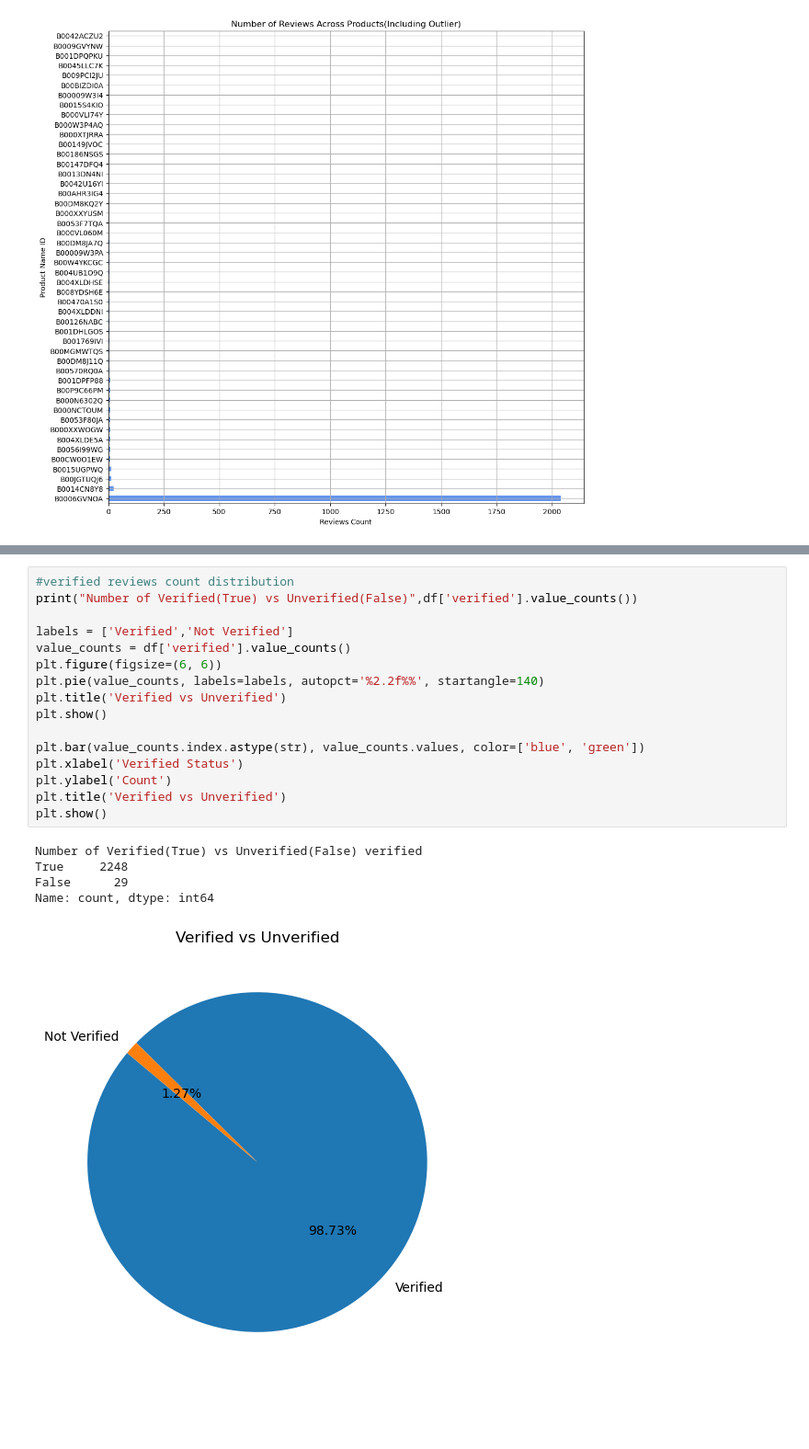
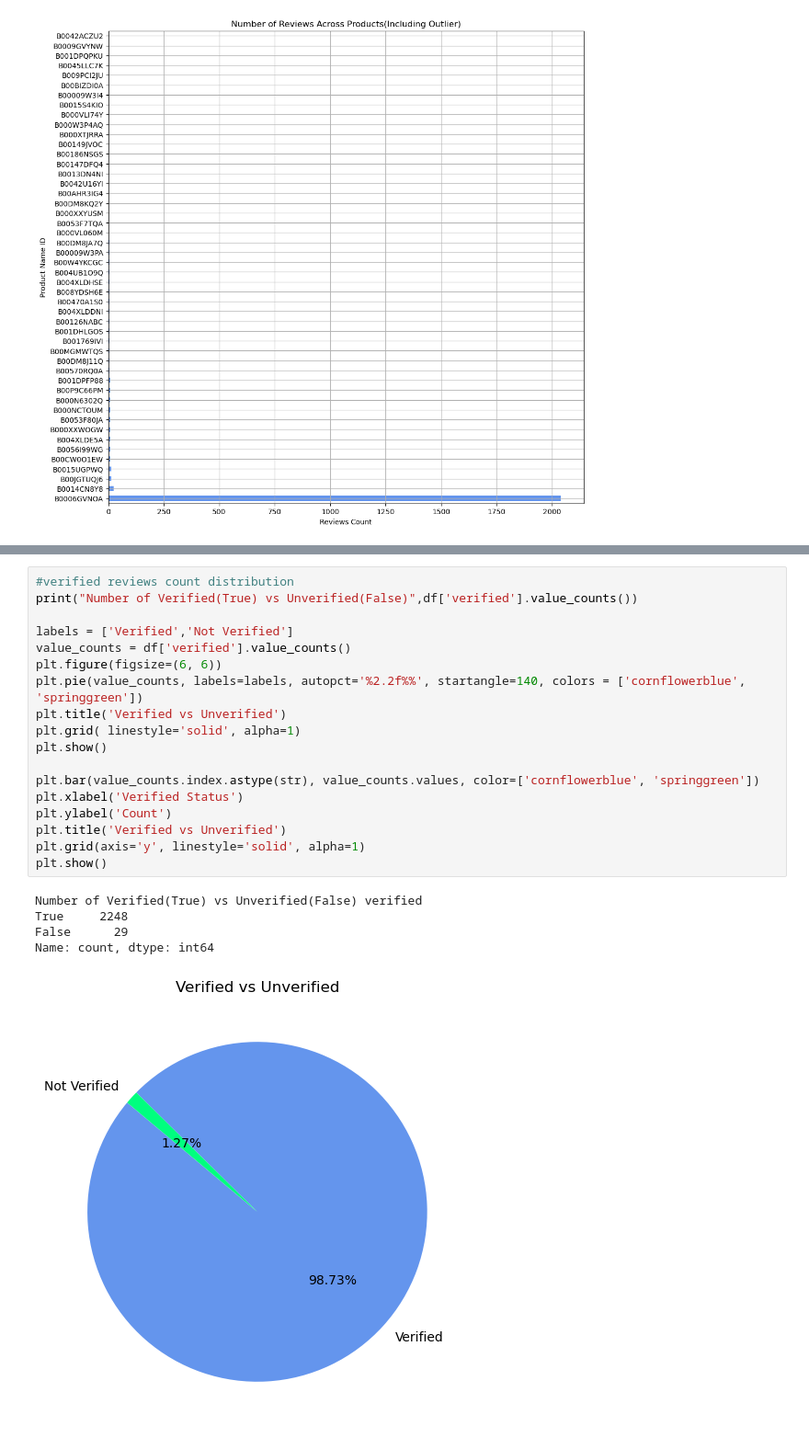
Before and after one commit to rolandjosephb/Comp262-Group3, a Jupyter notebook: Group 3.ipynb, the cells around one changed output, grey strips where cells are left out. Shown: that part at 92% size. Saved outputs shown, nothing was run; the diff lists cells and outputs as text; blank space fills up the shorter version.

```diff
--- a/Group 3.ipynb
+++ b/Group 3.ipynb
@@ -338,22 +361,24 @@ plt.show()
 # %%
 #verified reviews count distribution
 print("Number of Verified(True) vs Unverified(False)",df['verified'].value_counts())
 
 labels = ['Verified','Not Verified']
 value_counts = df['verified'].value_counts()
 plt.figure(figsize=(6, 6))
-plt.pie(value_counts, labels=labels, autopct='%2.2f%%', startangle=140)
+plt.pie(value_counts, labels=labels, autopct='%2.2f%%', startangle=140, colors = ['cornflowerblue', 'springgreen'])
 plt.title('Verified vs Unverified')
+plt.grid( linestyle='solid', alpha=1)
 plt.show()
 
-plt.bar(value_counts.index.astype(str), value_counts.values, color=['blue', 'green'])
+plt.bar(value_counts.index.astype(str), value_counts.values, color=['cornflowerblue', 'springgreen'])
 plt.xlabel('Verified Status')
 plt.ylabel('Count')
 plt.title('Verified vs Unverified')
+plt.grid(axis='y', linestyle='solid', alpha=1)
 plt.show()
 # %% [output]
 Number of Verified(True) vs Unverified(False) verified
 True     2248
 False      29
 Name: count, dtype: int64
-[figure, old version]
+[figure, new version]
```
Also changed, not shown: parts of 20 cells of this notebook.
